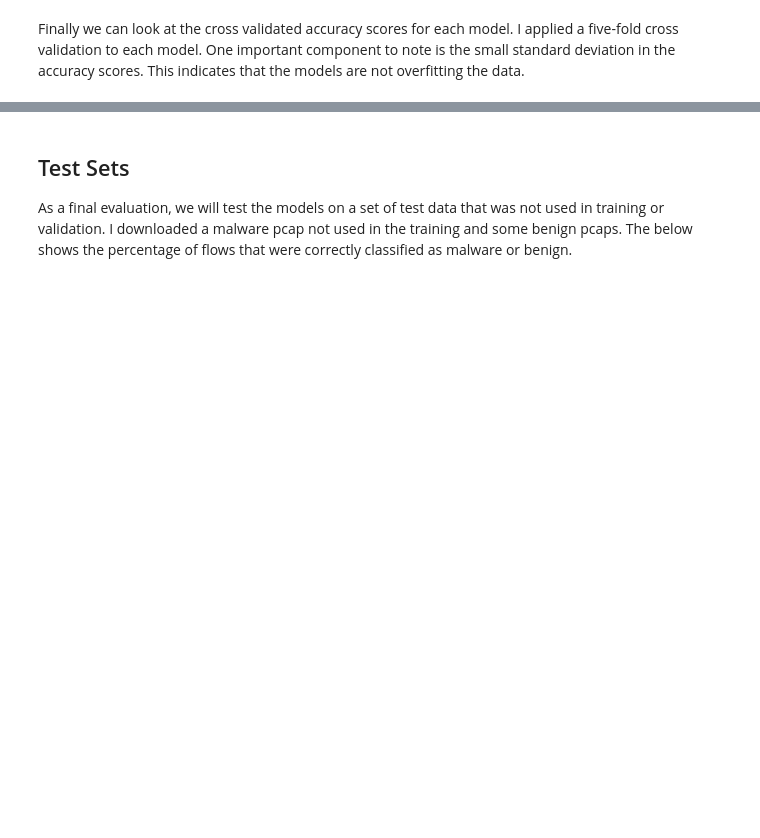
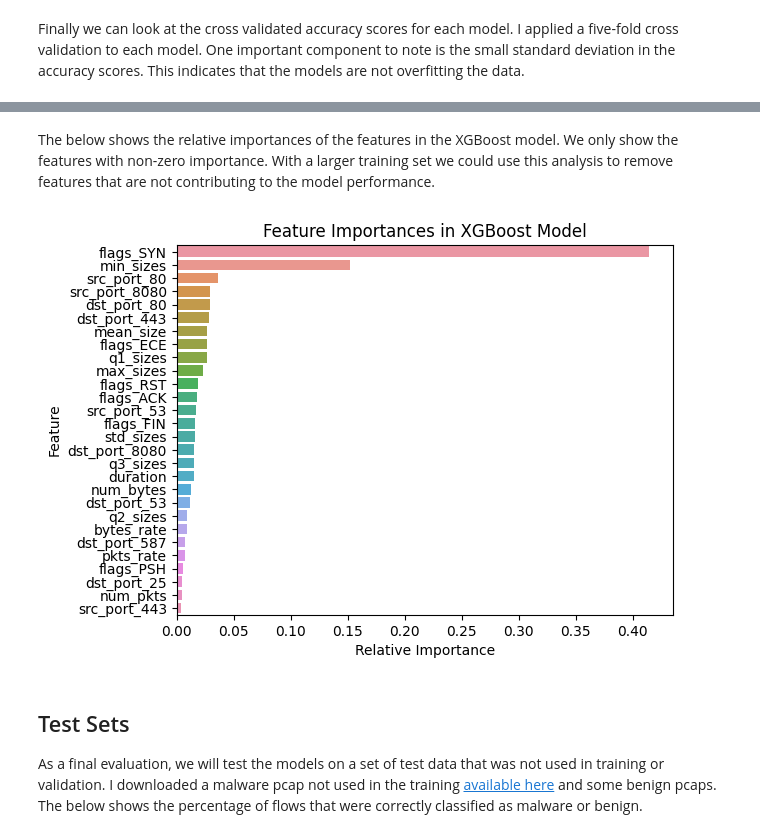
Before and after one commit to khannay/mdetect, a Jupyter notebook: nbs/00_core.ipynb, the cells around one changed output, grey strips where cells are left out. Cells and saved outputs as stored; diff of their text form; code cells hidden in the pictures; blank space fills up the shorter version.

```diff
--- a/nbs/00_core.ipynb
+++ b/nbs/00_core.ipynb
@@ -1195,7 +1224,28 @@ ax.set_xlabel("Model");
+# %% [markdown]
+The below shows the relative importances of the features in the XGBoost model. We only show the features with non-zero importance. With a larger training set we could use this analysis to remove features that are not contributing to the model performance.
+# %%
+xg_model_feature_importances = fit_models[0].modelcand.model['model'].feature_importances_
+idx_nonzero = np.nonzero(xg_model_feature_importances)[0]
+importance_labels = X_train.columns[idx_nonzero]
+importances_nonzero = xg_model_feature_importances[idx_nonzero]
+
+# Reorder the features by importance
+importances_nonzero, importance_labels = zip(*sorted(zip(importances_nonzero, importance_labels), reverse=True))
+
+importances_nonzero = np.array(importances_nonzero)
+importance_labels = np.array(importance_labels)
+ax = plt.gca()
+sns.barplot(x=importances_nonzero, y=importance_labels, ax=ax)
+ax.set_title("Feature Importances in XGBoost Model")
+ax.set_xlabel("Relative Importance")
+ax.set_ylabel("Feature");
+plt.savefig('../img/importances.png') # save for the report
+# %% [output]
+[figure, added]
 # %% [markdown]
 ## Test Sets
 
-As a final evaluation, we will test the models on a set of test data that was not used in training or validation. I downloaded a malware pcap not used in the training and some benign pcaps. The below shows the percentage of flows that were correctly classified as malware or benign.
+As a final evaluation, we will test the models on a set of test data that was not used in training or validation. I downloaded a malware pcap not used in the training [available here](https://malware-traffic-analysis.net/2022/01/07/index.html) and some benign pcaps. The below shows the percentage of flows that were correctly classified as malware or benign.
 # %%
 #| export
 
```
Also changed, not shown: parts of 19 cells of this notebook, 41 other files.
